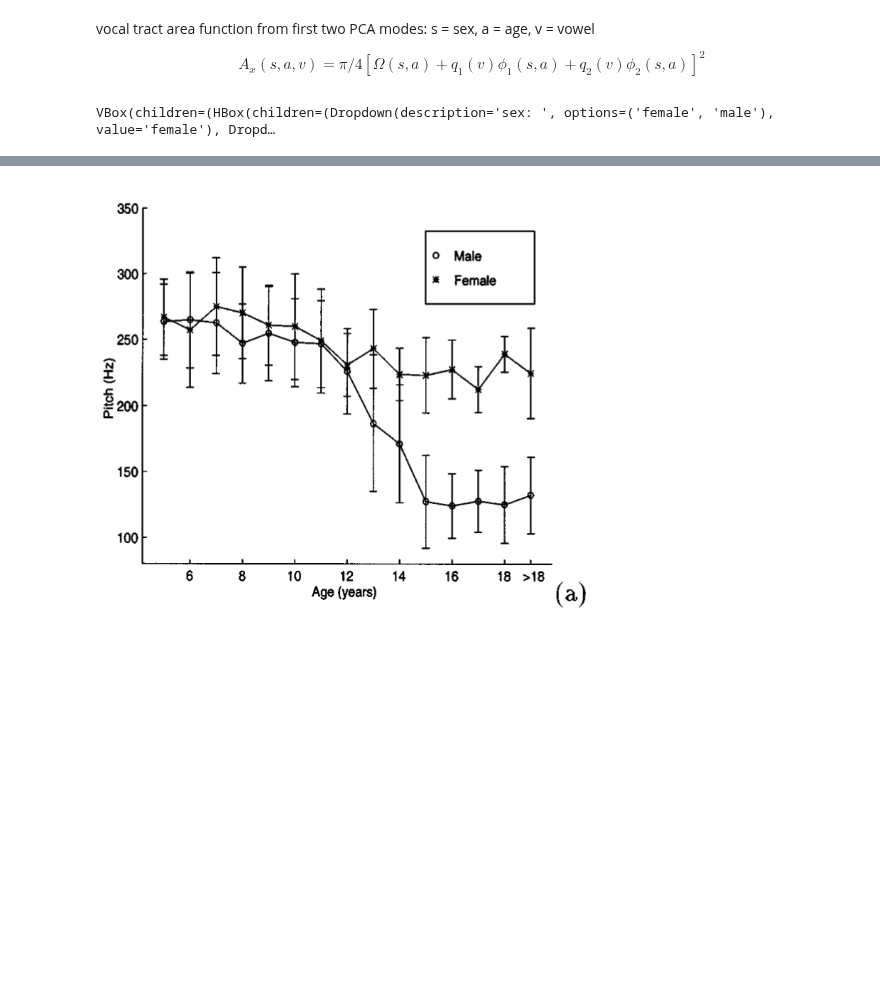
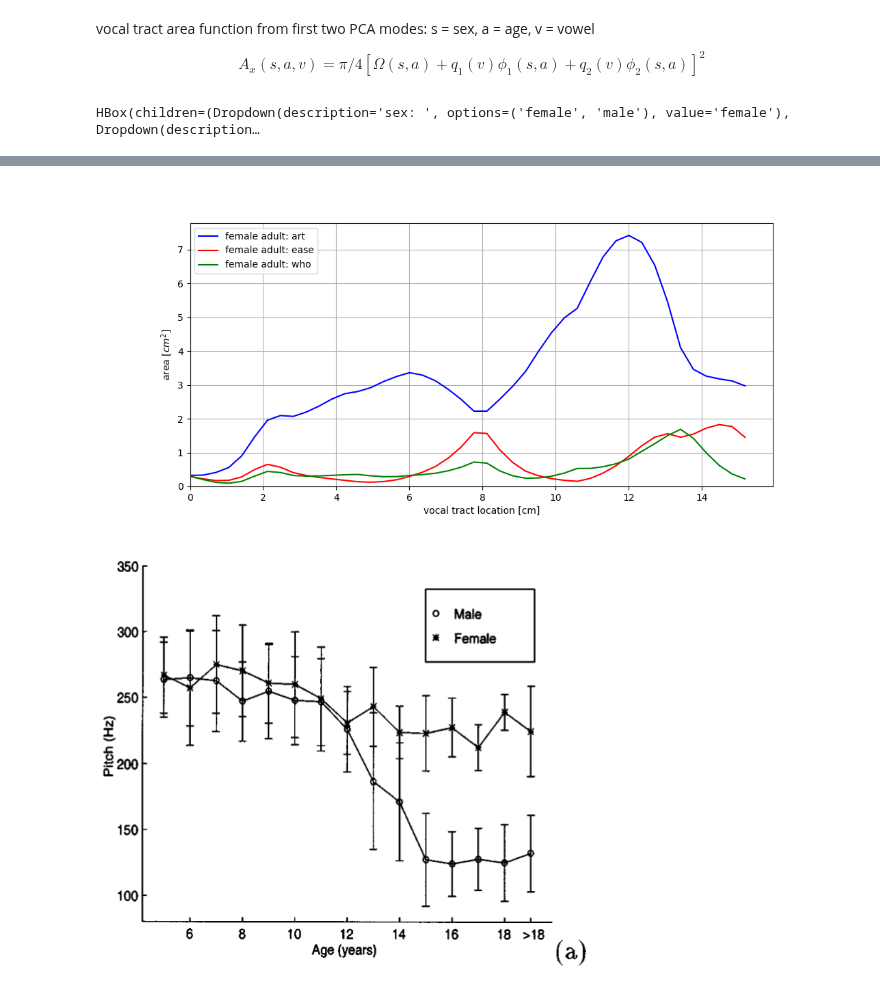
Before and after one commit to MammalianVoiceProduction/SOVTE, a Jupyter notebook: SOVTEs.ipynb, the cells around one changed output, grey strips where cells are left out. Saved outputs shown, nothing was run; the diff lists cells and outputs as text; code cells hidden in the pictures; blank space fills up the shorter version.

```diff
--- a/SOVTEs.ipynb
+++ b/SOVTEs.ipynb
@@ -156,8 +157,8 @@ def updatevowelplot(vowel, age, sex):
 
 updatefig = interactive_output(updatevowelplot, {'vowel': vowelselect, 'age': ageselect, 'sex': sexselect})
 
-ui = widgets.VBox([widgets.HBox([sexselect, ageselect, vowelselect, strawselect]), fig.canvas])
+ui = HBox([sexselect, ageselect, vowelselect])
 
-display(ui, updatefig)
+display(ui, fig.canvas)
 # %% [output]
-VBox(children=(HBox(children=(Dropdown(description='sex: ', options=('female', 'male'), value='female'), Dropd…
+HBox(children=(Dropdown(description='sex: ', options=('female', 'male'), value='female'), Dropdown(description…
@@ -165,3 +165,4 @@ VBox(children=(HBox(children=(Dropdown(description='sex: ', options=('female', '
+[figure, added]
 # %%
 # Clinical Measurement of Speech and Voice - 2nd edition - Baken and Orlikoff
 f0ranges = dict(newborn = dict(ageyear = [0, 1], f0 = [217, 435]),
```
Also changed, not shown: parts of 23 cells of this notebook.
